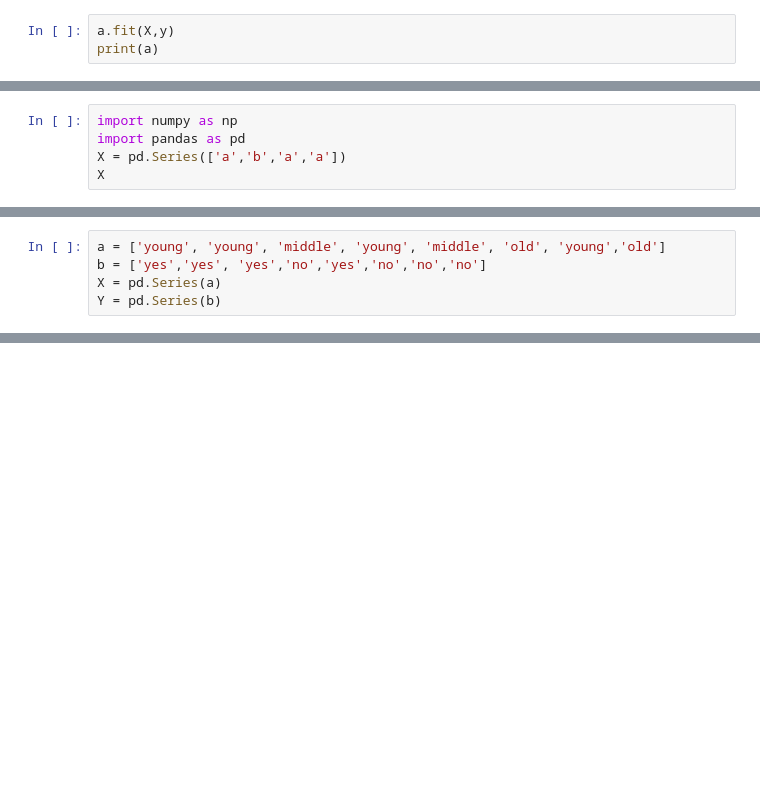
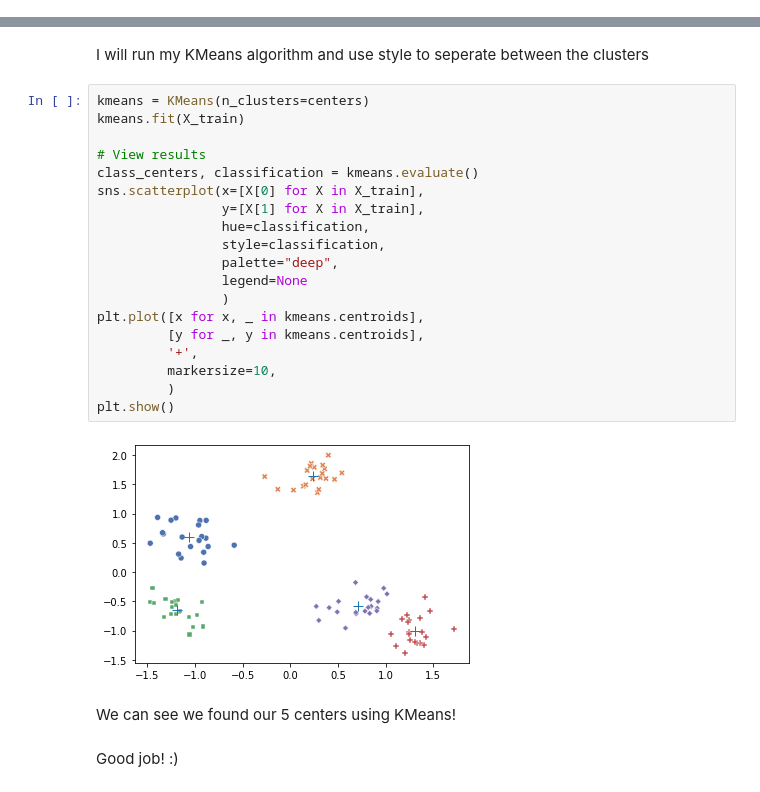
Before and after one commit to matanini/ML-algorithms, a Jupyter notebook: helper.ipynb, the cells around one changed output, grey strips where cells are left out. Saved outputs shown, nothing was run; the diff lists cells and outputs as text; blank space fills up the shorter version.

```diff
--- a/helper.ipynb
+++ b/helper.ipynb
@@ -173,3 +0,0 @@ X = pd.DataFrame(
-# %%
-a.fit(X,y)
-print(a)
@@ -204,5 +0,0 @@ a.output_layer
-# %%
-import numpy as np
-import pandas as pd
-X = pd.Series(['a','b','a','a'])
-X
@@ -221,5 +0,0 @@ def calc_entropy(X :pd.Series):
-# %%
-a = ['young', 'young', 'middle', 'young', 'middle', 'old', 'young','old']
-b = ['yes','yes', 'yes','no','yes','no','no','no']
-X = pd.Series(a)
-Y = pd.Series(b)
@@ -264,0 +169,27 @@ conditional_entropy(df,'Y','x2')
+# %% [markdown]
+I will run my KMeans algorithm and use style to seperate between the clusters
+# %%
+kmeans = KMeans(n_clusters=centers)
+kmeans.fit(X_train)
+
+# View results
+class_centers, classification = kmeans.evaluate()
+sns.scatterplot(x=[X[0] for X in X_train],
+                y=[X[1] for X in X_train],
+                hue=classification,
+                style=classification,
+                palette="deep",
+                legend=None
+                )
+plt.plot([x for x, _ in kmeans.centroids],
+         [y for _, y in kmeans.centroids],
+         '+',
+         markersize=10,
+         )
+plt.show()
+# %% [output]
+[figure, added]
+# %% [markdown]
+We can see we found our 5 centers using KMeans!
+# %% [markdown]
+Good job! :)
```
Also changed, not shown: parts of 80 cells of this notebook, 5 other files.
